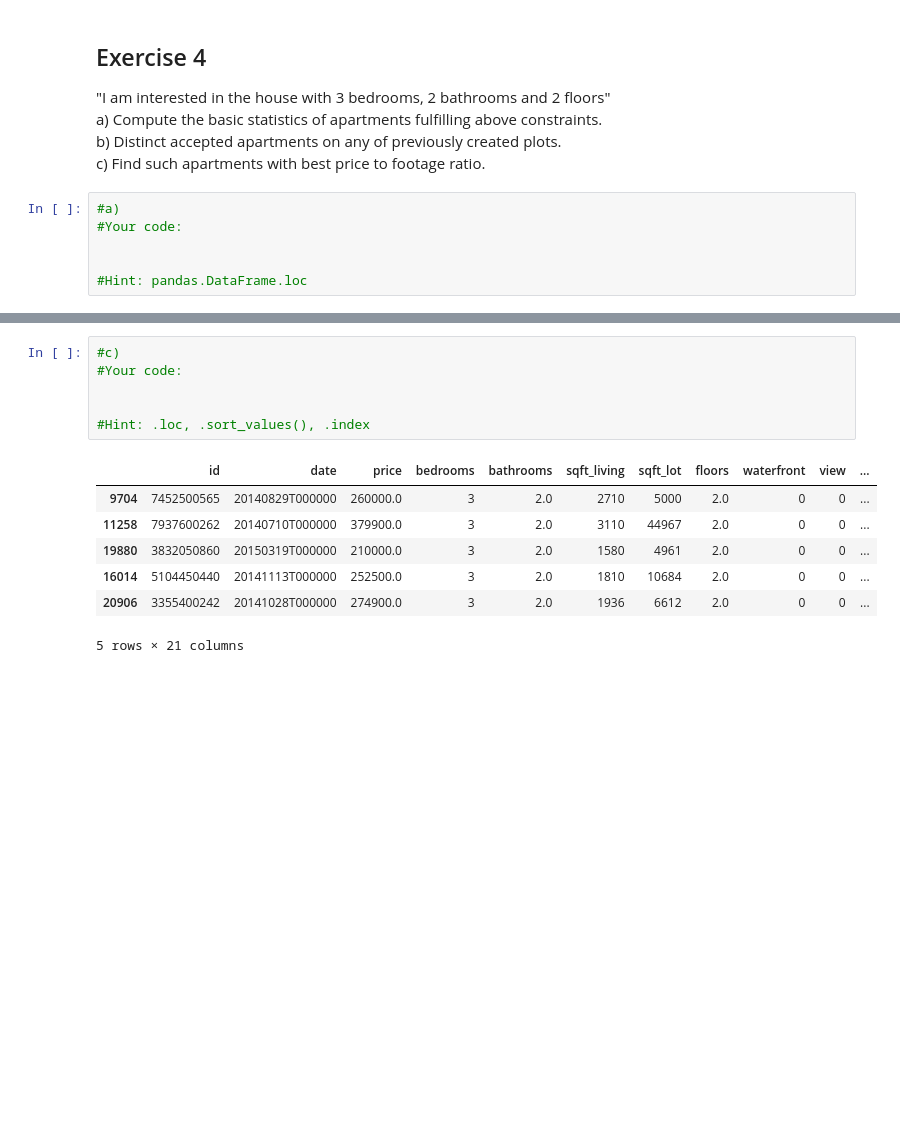
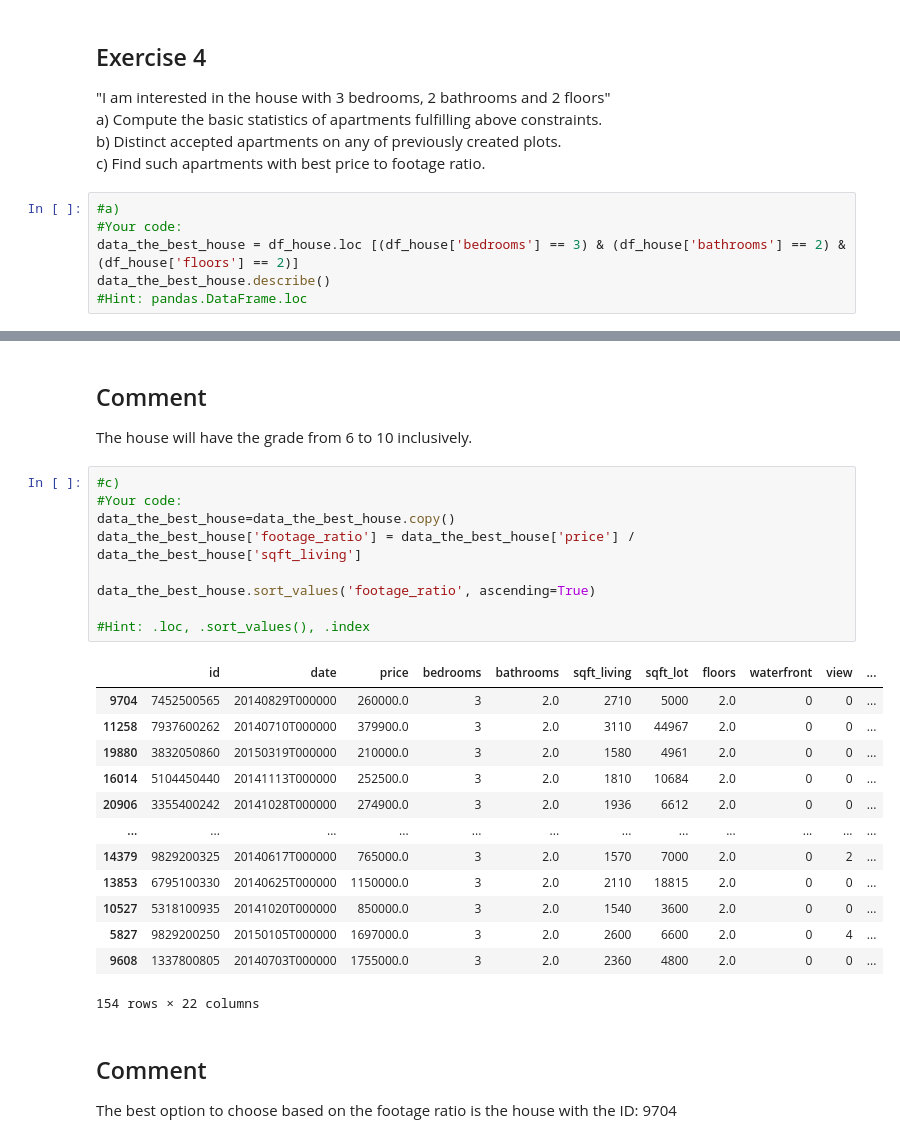
Before and after one commit to Mateoo18/Data_Science, a Jupyter notebook: Assignment_1_with_Solution.ipynb, the cells around one changed output, grey strips where cells are left out. Saved outputs shown, nothing was run; the diff lists cells and outputs as text; blank space fills up the shorter version.

```diff
--- a/Assignment_1_with_Solution.ipynb
+++ b/Assignment_1_with_Solution.ipynb
@@ -107,8 +191,8 @@ c) Find such apartments with best price to footage ratio.
 # %%
 #a)
 #Your code:
-
-
+data_the_best_house = df_house.loc [(df_house['bedrooms'] == 3) & (df_house['bathrooms'] == 2) & (df_house['floors'] == 2)]
+data_the_best_house.describe()
 #Hint: pandas.DataFrame.loc
 # %% [output]
 |  | id | price | bedrooms | bathrooms | sqft_living | sqft_lot | floors | waterfront | view | condition | ... |
@@ -128,14 +219,29 @@ c) Find such apartments with best price to footage ratio.
+# %% [markdown]
+## Comment
+The house will have the grade from 6 to 10 inclusively.
 # %%
 #c)
 #Your code:
+data_the_best_house=data_the_best_house.copy()
+data_the_best_house['footage_ratio'] = data_the_best_house['price'] / data_the_best_house['sqft_living']
 
+data_the_best_house.sort_values('footage_ratio', ascending=True)
 
 #Hint: .loc, .sort_values(), .index
 # %% [output]
 |  | id | date | price | bedrooms | bathrooms | sqft_living | sqft_lot | floors | waterfront | view | ... |
 | 9704 | 7452500565 | 20140829T000000 | 260000.0 | 3 | 2.0 | 2710 | 5000 | 2.0 | 0 | 0 | ... |
 | 11258 | 7937600262 | 20140710T000000 | 379900.0 | 3 | 2.0 | 3110 | 44967 | 2.0 | 0 | 0 | ... |
 | 19880 | 3832050860 | 20150319T000000 | 210000.0 | 3 | 2.0 | 1580 | 4961 | 2.0 | 0 | 0 | ... |
 | 16014 | 5104450440 | 20141113T000000 | 252500.0 | 3 | 2.0 | 1810 | 10684 | 2.0 | 0 | 0 | ... |
 | 20906 | 3355400242 | 20141028T000000 | 274900.0 | 3 | 2.0 | 1936 | 6612 | 2.0 | 0 | 0 | ... |
+| ... | ... | ... | ... | ... | ... | ... | ... | ... | ... | ... | ... |
+| 14379 | 9829200325 | 20140617T000000 | 765000.0 | 3 | 2.0 | 1570 | 7000 | 2.0 | 0 | 2 | ... |
+| 13853 | 6795100330 | 20140625T000000 | 1150000.0 | 3 | 2.0 | 2110 | 18815 | 2.0 | 0 | 0 | ... |
+| 10527 | 5318100935 | 20141020T000000 | 850000.0 | 3 | 2.0 | 1540 | 3600 | 2.0 | 0 | 0 | ... |
+| 5827 | 9829200250 | 20150105T000000 | 1697000.0 | 3 | 2.0 | 2600 | 6600 | 2.0 | 0 | 4 | ... |
+| 9608 | 1337800805 | 20140703T000000 | 1755000.0 | 3 | 2.0 | 2360 | 4800 | 2.0 | 0 | 0 | ... |
-5 rows × 21 columns
+154 rows × 22 columns
+# %% [markdown]
+## Comment
+The best option to choose based on the footage ratio is the house with the ID: 9704
```
Also changed, not shown: parts of 25 cells of this notebook.
